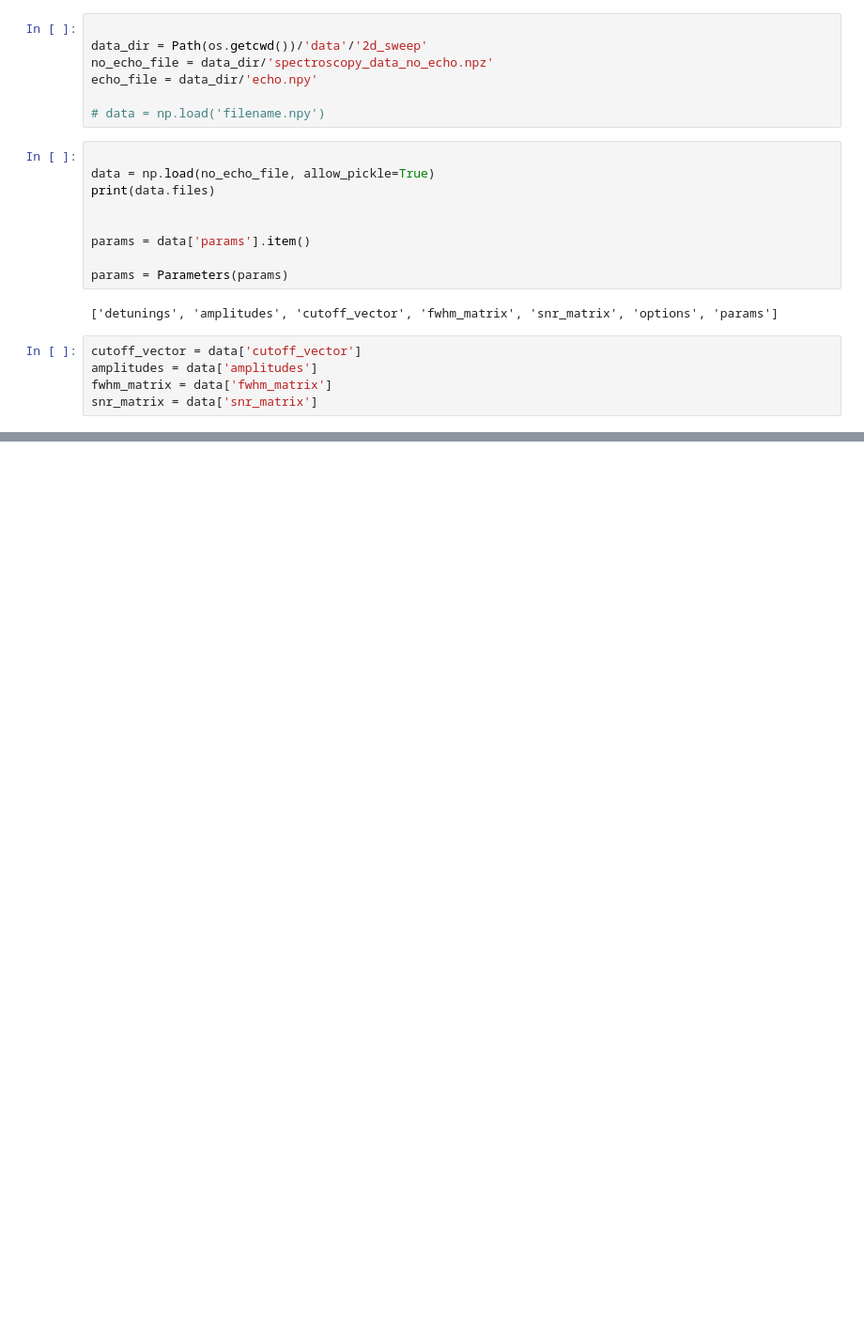
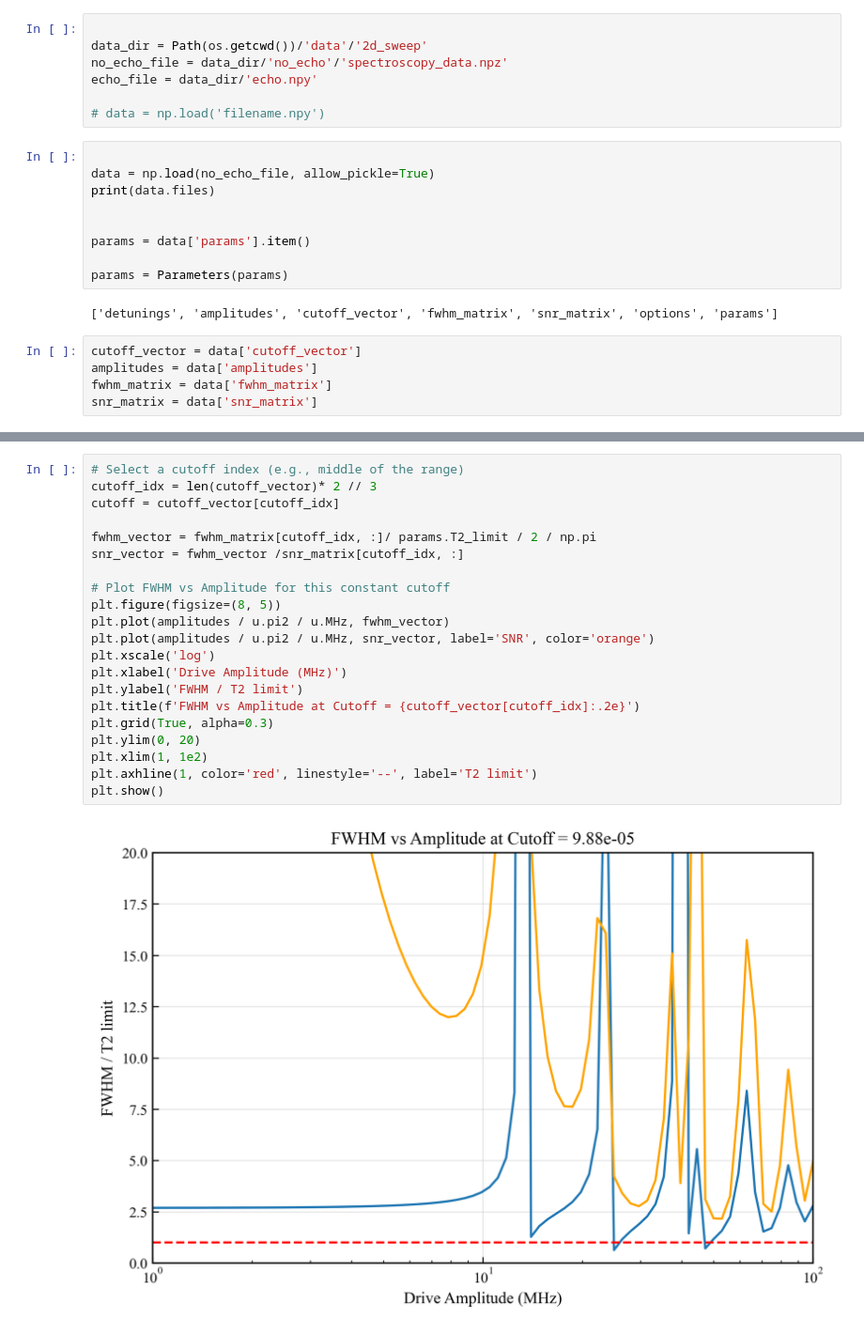
Before and after one commit to asafasia/amplitude-robust-spectrscopy, a Jupyter notebook: notebooks/new/2d_sweep.ipynb, the cells around one changed output, grey strips where cells are left out. Shown at 94% size. Saved outputs shown, nothing was run; the diff lists cells and outputs as text; blank space fills up the shorter version.

```diff
--- a/notebooks/new/2d_sweep.ipynb
+++ b/notebooks/new/2d_sweep.ipynb
@@ -10,7 +54,7 @@ from echospec.utils.parameters import Parameters
 # %%
 
 data_dir = Path(os.getcwd())/'data'/'2d_sweep'
-no_echo_file = data_dir/'spectroscopy_data_no_echo.npz'
+no_echo_file = data_dir/'no_echo'/'spectroscopy_data.npz'
 echo_file = data_dir/'echo.npy'
 
 # data = np.load('filename.npy')
@@ -77,0 +182,23 @@ plt.show()
+# %%
+# Select a cutoff index (e.g., middle of the range)
+cutoff_idx = len(cutoff_vector)* 2 // 3
+cutoff = cutoff_vector[cutoff_idx]
+
+fwhm_vector = fwhm_matrix[cutoff_idx, :]/ params.T2_limit / 2 / np.pi
+snr_vector = fwhm_vector /snr_matrix[cutoff_idx, :]
+
+# Plot FWHM vs Amplitude for this constant cutoff
+plt.figure(figsize=(8, 5))
+plt.plot(amplitudes / u.pi2 / u.MHz, fwhm_vector)
+plt.plot(amplitudes / u.pi2 / u.MHz, snr_vector, label='SNR', color='orange')
+plt.xscale('log')
+plt.xlabel('Drive Amplitude (MHz)')
+plt.ylabel('FWHM / T2 limit')
+plt.title(f'FWHM vs Amplitude at Cutoff = {cutoff_vector[cutoff_idx]:.2e}')
+plt.grid(True, alpha=0.3)
+plt.ylim(0, 20)
+plt.xlim(1, 1e2)
+plt.axhline(1, color='red', linestyle='--', label='T2 limit')
+plt.show()
+# %% [output]
+[figure, added]
```
Also changed, not shown: parts of 3 cells of this notebook, 17 other files.
